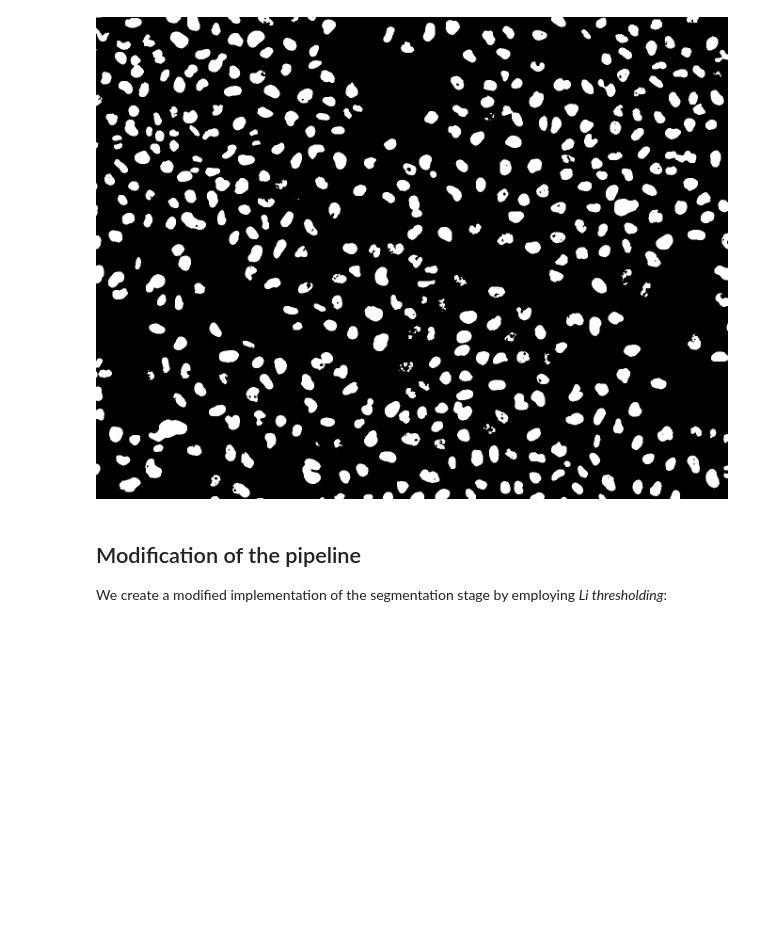
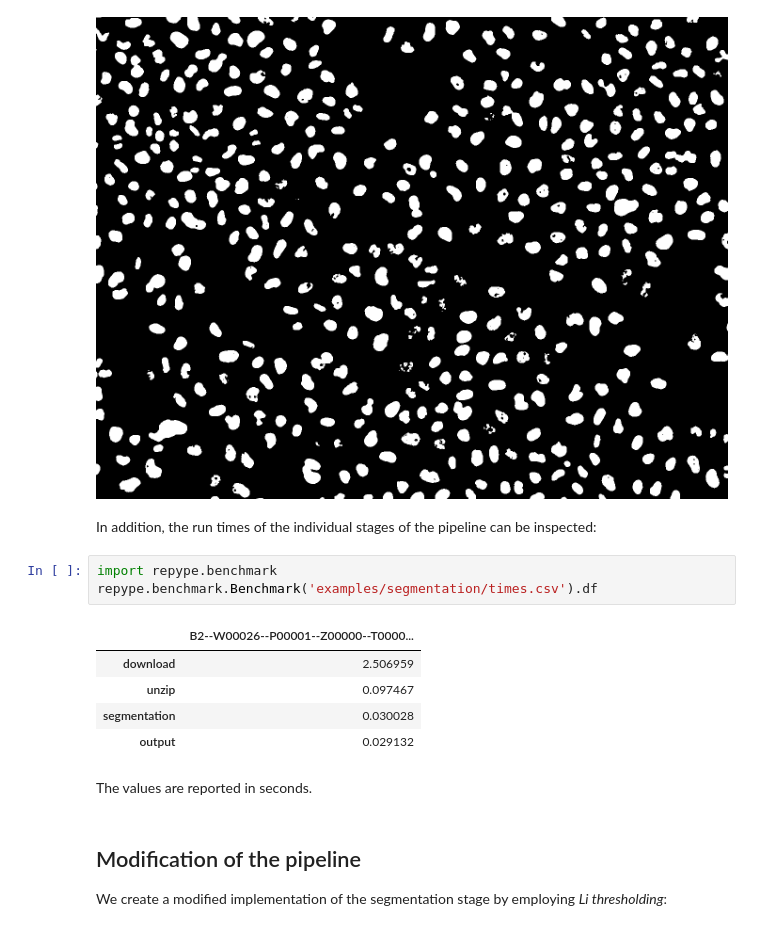
Before and after one commit to kostrykin/repype, a Jupyter notebook: examples/segmentation.ipynb, the cells around one changed output. Cells and saved outputs as stored; diff of their text form; blank space fills up the shorter version.

Commit message:
Add inspection of run times to segmentation.ipynb

```diff
--- a/examples/segmentation.ipynb
+++ b/examples/segmentation.ipynb
@@ -145,6 +145,19 @@ We can inspect the result of the segmentation, which has been written to file:
 display(Image(filename = 'examples/segmentation/seg/B2--W00026--P00001--Z00000--T00000--dapi.tif.png'))
 # %% [output]
 [figure]
+# %% [markdown]
+In addition, the run times of the individual stages of the pipeline can be inspected:
+# %%
+import repype.benchmark
+repype.benchmark.Benchmark('examples/segmentation/times.csv').df
+# %% [output]
+|  | B2--W00026--P00001--Z00000--T0000... |
+| download | 2.506959 |
+| unzip | 0.097467 |
+| segmentation | 0.030028 |
+| output | 0.029132 |
+# %% [markdown]
+The values are reported in seconds.
 # %% [markdown]
 ## Modification of the pipeline
 
```
Also changed, not shown: parts of 4 cells of this notebook.
